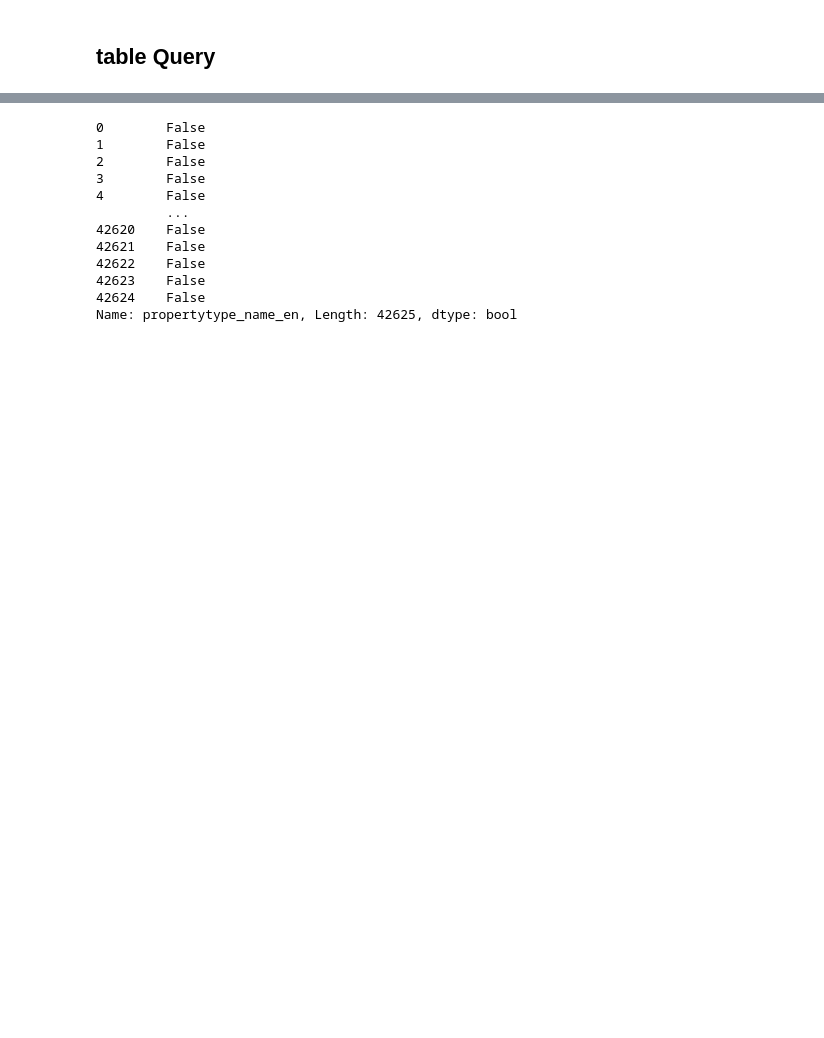
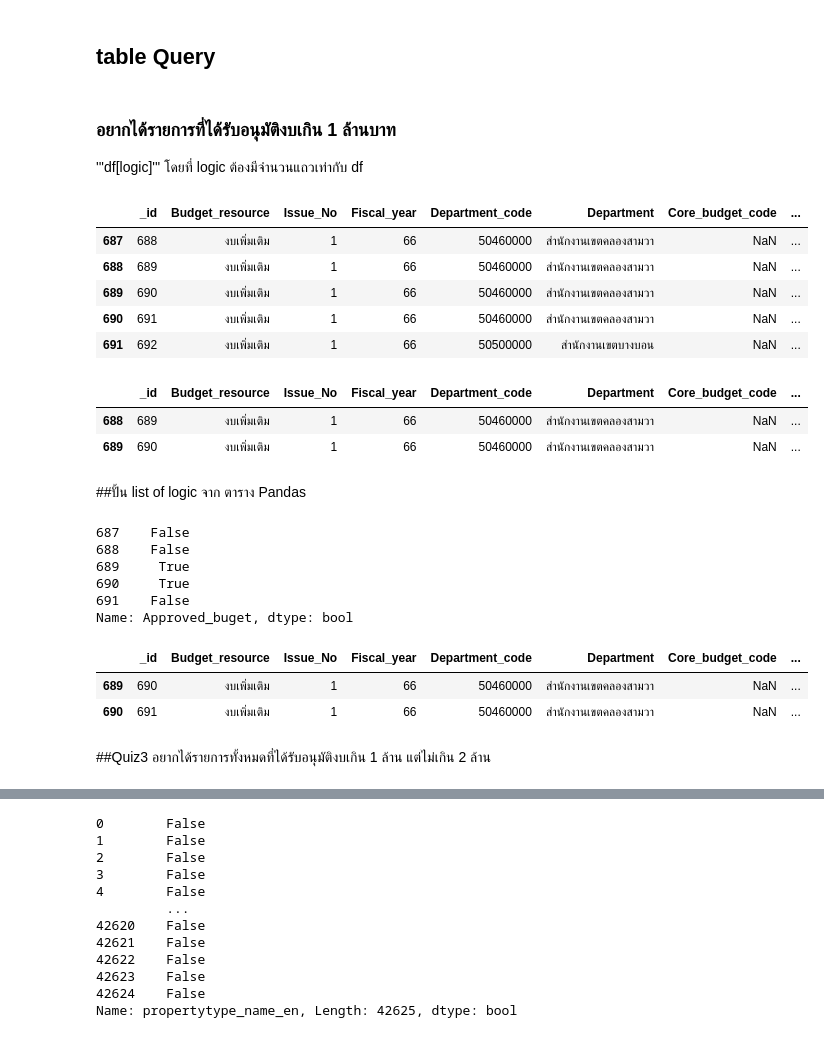
Before and after one commit to Sashimimeow/python_dataviz2023, a Jupyter notebook: Pandas101.ipynb, the cells around one changed output, grey strips where cells are left out. Saved outputs shown, nothing was run; the diff lists cells and outputs as text; code cells hidden in the pictures; blank space fills up the shorter version.

Commit message:
Quiz3

```diff
--- a/Pandas101.ipynb
+++ b/Pandas101.ipynb
@@ -186,2 +157,40 @@ data1.iloc[-20 :,7:10]
 # %% [markdown]
  ## table Query
+# %% [markdown]
+### อยากได้รายการที่ได้รับอนุมัติงบเกิน 1 ล้านบาท
+'''df[logic]''' โดยที่  logic ต้องมีจำนวนแถวเท่ากับ df
+# %%
+small_df = data1.iloc[-5:,:]
+small_df
+# %% [output]
+|  | _id | Budget_resource | Issue_No | Fiscal_year | Department_code | Department | Core_budget_code | ... |
+| 687 | 688 | งบเพิ่มเติม | 1 | 66 | 50460000 | สำนักงานเขตคลองสามวา | NaN | ... |
+| 688 | 689 | งบเพิ่มเติม | 1 | 66 | 50460000 | สำนักงานเขตคลองสามวา | NaN | ... |
+| 689 | 690 | งบเพิ่มเติม | 1 | 66 | 50460000 | สำนักงานเขตคลองสามวา | NaN | ... |
+| 690 | 691 | งบเพิ่มเติม | 1 | 66 | 50460000 | สำนักงานเขตคลองสามวา | NaN | ... |
+| 691 | 692 | งบเพิ่มเติม | 1 | 66 | 50500000 | สำนักงานเขตบางบอน | NaN | ... |
+# %%
+small_df[[False,True,True,False,False]]
+# %% [output]
+|  | _id | Budget_resource | Issue_No | Fiscal_year | Department_code | Department | Core_budget_code | ... |
+| 688 | 689 | งบเพิ่มเติม | 1 | 66 | 50460000 | สำนักงานเขตคลองสามวา | NaN | ... |
+| 689 | 690 | งบเพิ่มเติม | 1 | 66 | 50460000 | สำนักงานเขตคลองสามวา | NaN | ... |
+# %% [markdown]
+##ปั้น list of logic จาก ตาราง  Pandas
+# %%
+small_df['Approved_buget']< 1000000
+# %% [output]
+687    False
+688    False
+689     True
+690     True
+691    False
+Name: Approved_buget, dtype: bool
+# %%
+small_df[small_df['Approved_buget']< 1000000]
+# %% [output]
+|  | _id | Budget_resource | Issue_No | Fiscal_year | Department_code | Department | Core_budget_code | ... |
+| 689 | 690 | งบเพิ่มเติม | 1 | 66 | 50460000 | สำนักงานเขตคลองสามวา | NaN | ... |
+| 690 | 691 | งบเพิ่มเติม | 1 | 66 | 50460000 | สำนักงานเขตคลองสามวา | NaN | ... |
+# %% [markdown]
+##Quiz3  อยากได้รายการทั้งหมดที่ได้รับอนุมัติงบเกิน 1 ล้าน แต่ไม่เกิน 2 ล้าน
```
Also changed, not shown: parts of 23 cells of this notebook.
